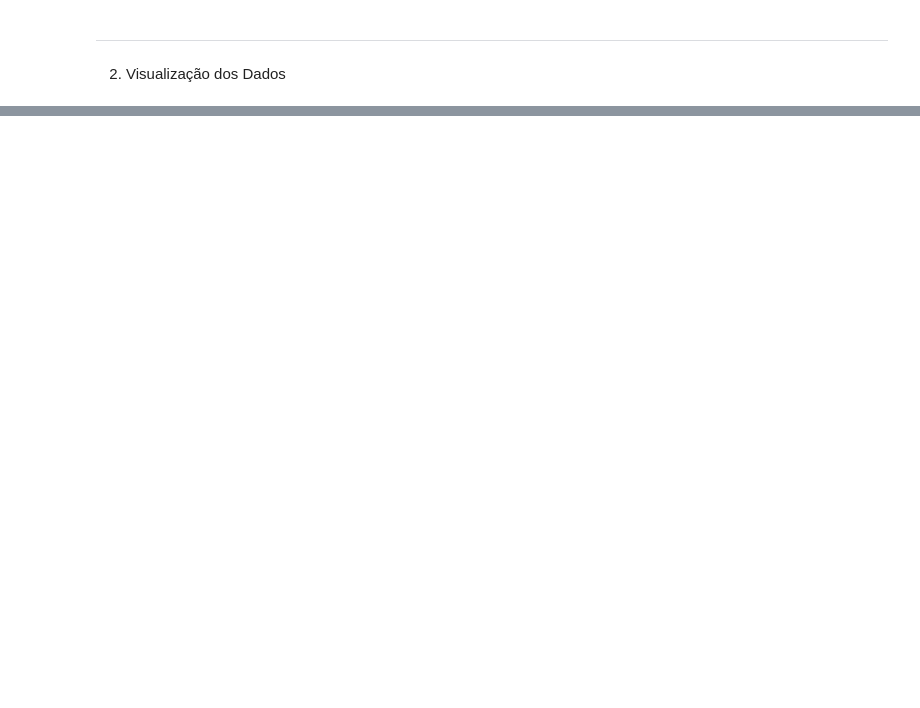
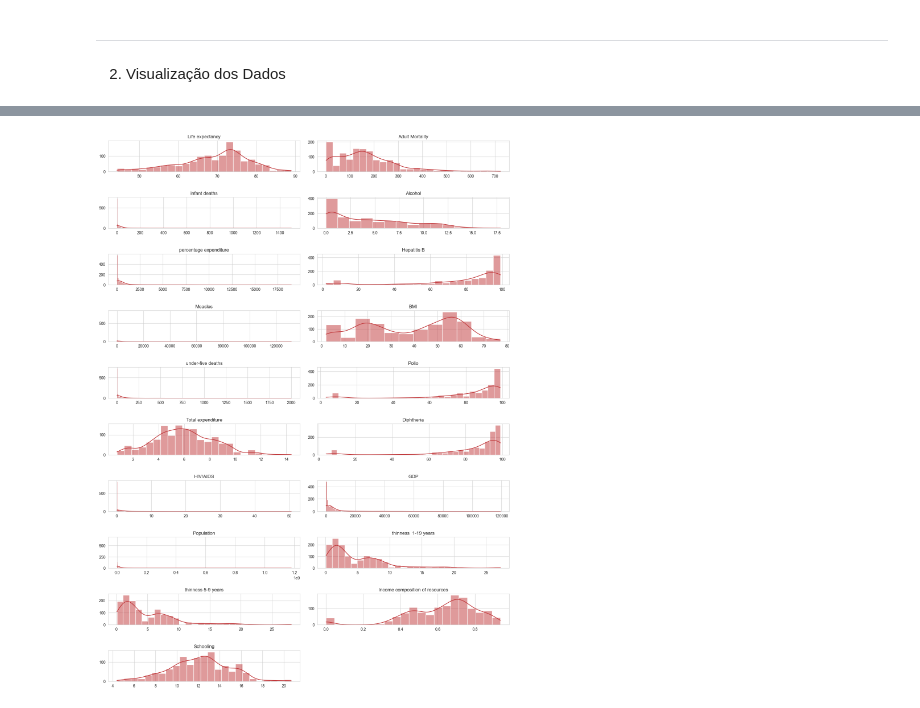
Before and after one commit to altonFreitas/Metodos_Tecnicas_Analise_Dados, a Jupyter notebook: aed.ipynb, the cells around one changed output, grey strips where cells are left out. Saved outputs shown, nothing was run; the diff lists cells and outputs as text; code cells hidden in the pictures; blank space fills up the shorter version.

```diff
--- a/aed.ipynb
+++ b/aed.ipynb
@@ -269,0 +252,20 @@ px.scatter_3d(data.sort_values(by='Year'),y='Adult Mortality',x='Life expectancy
+# %%
+def histogram(column_name):
+
+    # 1- set figure size
+    plt.figure(figsize=(15, 20))
+
+    # 2- loop over services list to plot columns
+    for index, col in enumerate(column_name):
+        plt.subplot((len(column_name) + 1) // 2, 2, index + 1) # create sub-plot
+
+        sns.histplot(x = col, data = train, kde = True)
+
+        plt.title(col) # set title to each plot
+        plt.xlabel("") # replace x label with empty string
+        plt.ylabel("") # replace y label with empty string
+
+    # 3- set layout between two plots
+    plt.tight_layout(pad = 2)
+
+    plt.show()
@@ -269,0 +344,11 @@ px.scatter_3d(data.sort_values(by='Year'),y='Adult Mortality',x='Life expectancy
+# %%
+# create list of numerical column
+
+numerical_colum = train.select_dtypes(exclude = object).columns.tolist()
+numerical_colum.remove("Year") # remove year column from list
+
+# call function i create it in cell 14
+
+histogram(numerical_colum) # numerical_column list from cell 29
+# %% [output]
+[figure, added]
```
Also changed, not shown: parts of 38 cells of this notebook.
